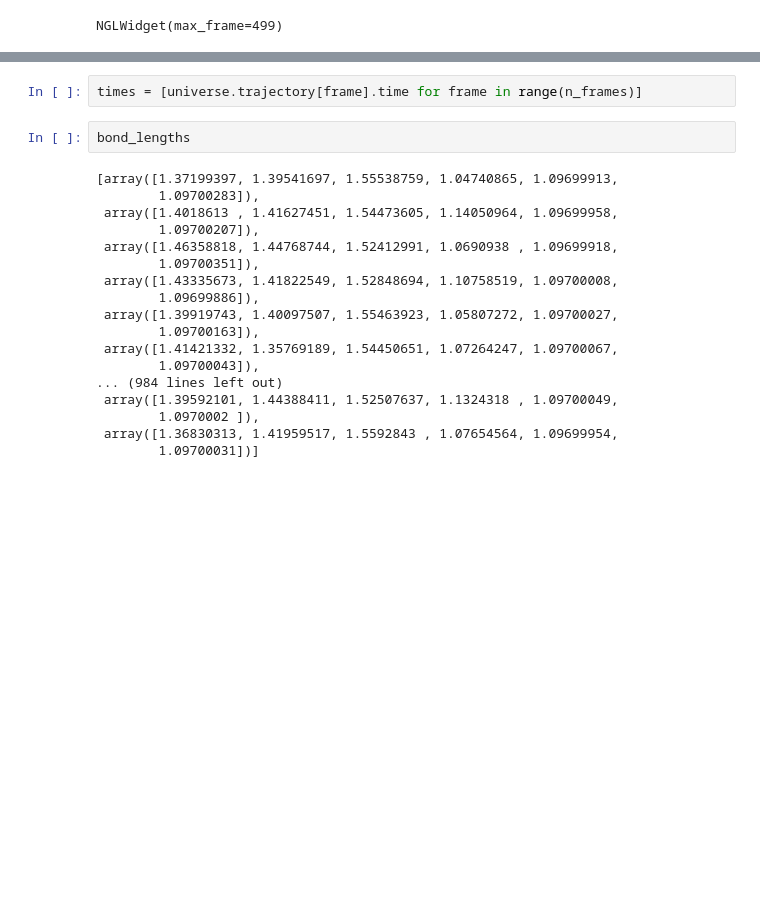
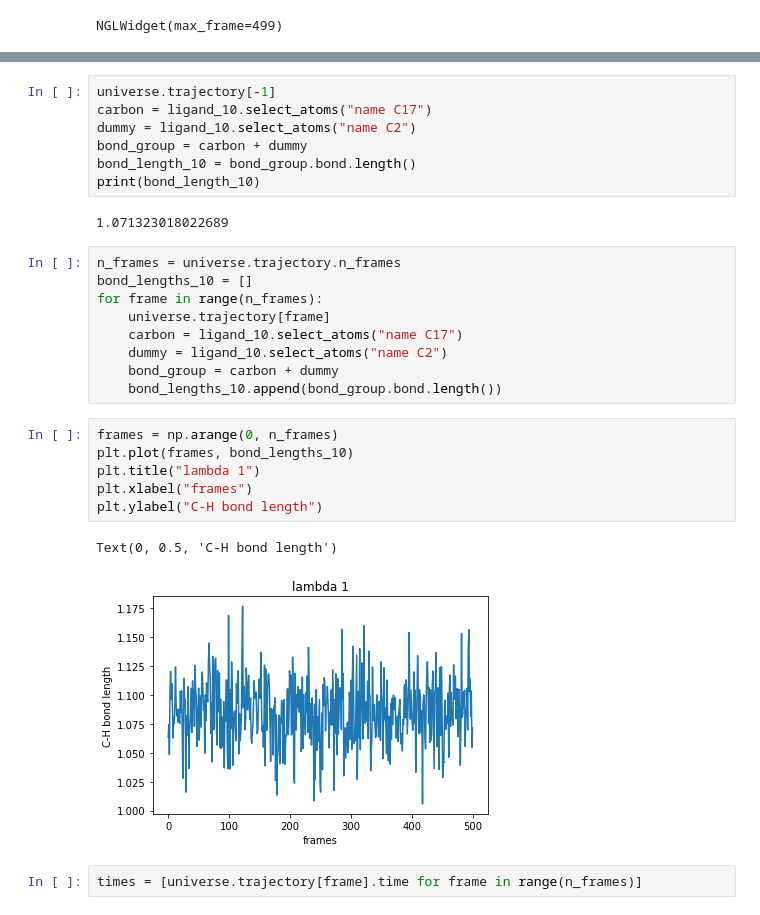
Before and after one commit to jasmin-guven/first_year_project, a Jupyter notebook: execution_model/scripts/bond_length_analysis.ipynb, the cells around one changed output, grey strips where cells are left out. Cells and saved outputs as stored; diff of their text form; blank space fills up the shorter version.

```diff
--- a/execution_model/scripts/bond_length_analysis.ipynb
+++ b/execution_model/scripts/bond_length_analysis.ipynb
@@ -37,22 +79,29 @@ NGLWidget(max_frame=499)
+# %%
+universe.trajectory[-1]
+carbon = ligand_10.select_atoms("name C17")
+dummy = ligand_10.select_atoms("name C2")
+bond_group = carbon + dummy
+bond_length_10 = bond_group.bond.length()
+print(bond_length_10)
+# %% [output]
+1.071323018022689
+# %%
+n_frames = universe.trajectory.n_frames
+bond_lengths_10 = []
+for frame in range(n_frames):
+    universe.trajectory[frame]
+    carbon = ligand_10.select_atoms("name C17")
+    dummy = ligand_10.select_atoms("name C2")
+    bond_group = carbon + dummy
+    bond_lengths_10.append(bond_group.bond.length())
+# %%
+frames = np.arange(0, n_frames)
+plt.plot(frames, bond_lengths_10)
+plt.title("lambda 1")
+plt.xlabel("frames")
+plt.ylabel("C-H bond length")
+# %% [output]
+Text(0, 0.5, 'C-H bond length')
+[figure, added]
 # %%
 times = [universe.trajectory[frame].time for frame in range(n_frames)]
-# %%
-bond_lengths
-# %% [output]
-[array([1.37199397, 1.39541697, 1.55538759, 1.04740865, 1.09699913,
-        1.09700283]),
- array([1.4018613 , 1.41627451, 1.54473605, 1.14050964, 1.09699958,
-        1.09700207]),
- array([1.46358818, 1.44768744, 1.52412991, 1.0690938 , 1.09699918,
-        1.09700351]),
- array([1.43335673, 1.41822549, 1.52848694, 1.10758519, 1.09700008,
-        1.09699886]),
- array([1.39919743, 1.40097507, 1.55463923, 1.05807272, 1.09700027,
-        1.09700163]),
- array([1.41421332, 1.35769189, 1.54450651, 1.07264247, 1.09700067,
-        1.09700043]),
-... (984 lines left out)
- array([1.39592101, 1.44388411, 1.52507637, 1.1324318 , 1.09700049,
-        1.0970002 ]),
- array([1.36830313, 1.41959517, 1.5592843 , 1.07654564, 1.09699954,
-        1.09700031])]
```
Also changed, not shown: parts of 12 cells of this notebook, 1 other file.
